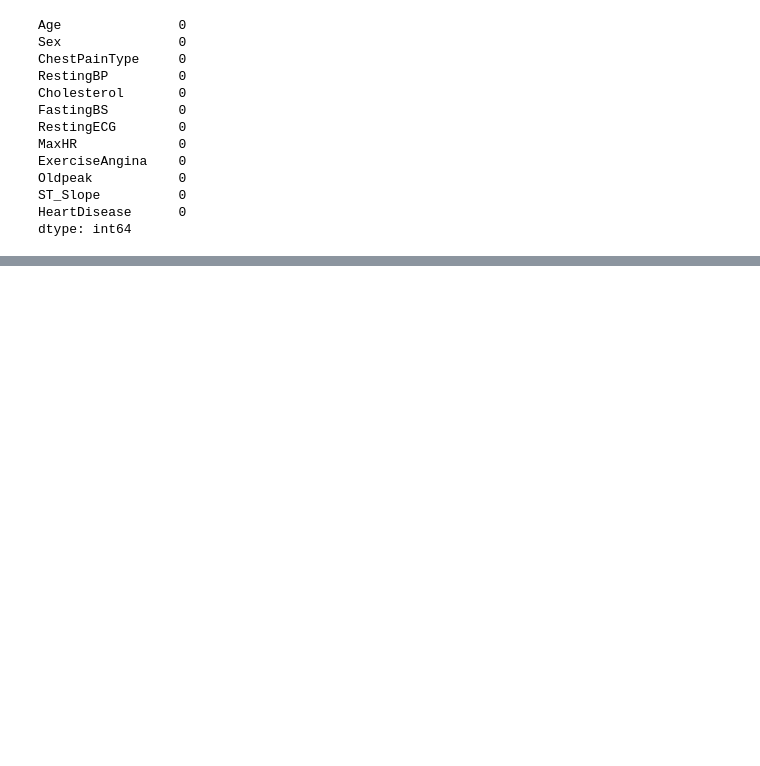
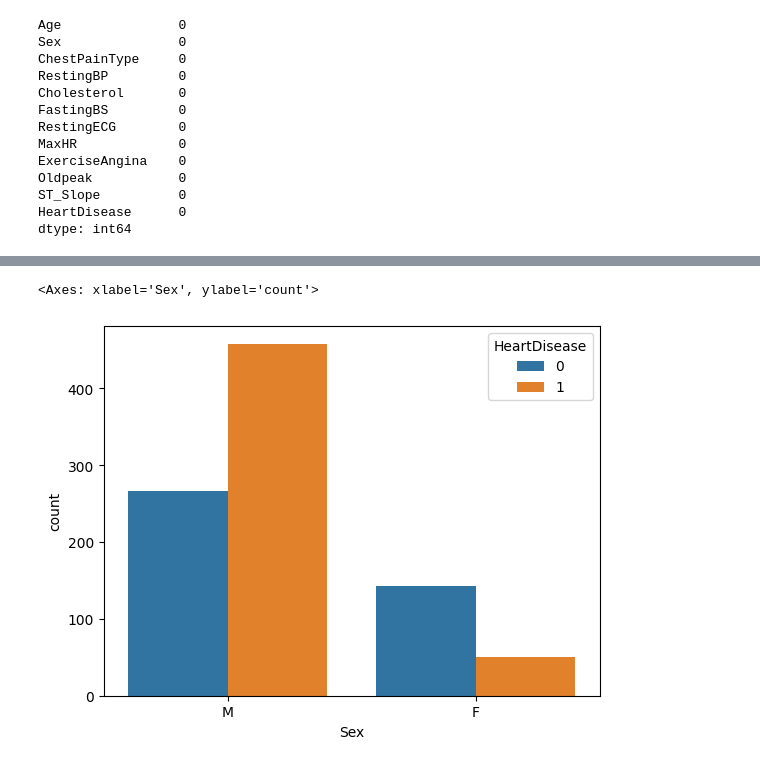
Before and after one commit to Chebaleomkar/machine-learning, a Jupyter notebook: project/heart_disease_analyze/heart.ipynb, the cells around one changed output, grey strips where cells are left out. Cells and saved outputs as stored; diff of their text form; code cells hidden in the pictures; blank space fills up the shorter version.

Commit message:
hear disease analysis and insurance model training

```diff
--- a/project/heart_disease_analyze/heart.ipynb
+++ b/project/heart_disease_analyze/heart.ipynb
@@ -87,0 +117,7 @@ dtype: int64
+# %%
+chlorestrol_mean = df.loc[df['Cholesterol'] != 0 ,'Cholesterol'].mean()
+
+chlorestrol_mean
+
+df["Cholesterol"] = df["Cholesterol"].replace(0,chlorestrol_mean)
+df["Cholesterol"] = df["Cholesterol"].round(2)
@@ -87,0 +140,5 @@ dtype: int64
+# %%
+RestingBP_mean = df.loc[df['RestingBP'] != 0 ,'RestingBP'].mean()
+
+df["RestingBP"] = df["RestingBP"].replace(0,chlorestrol_mean)
+df["RestingBP"] = df["RestingBP"].round(2)
@@ -87,0 +168,5 @@ dtype: int64
+# %%
+sns.countplot(x=df["Sex"], hue=df["HeartDisease"])
+# %% [output]
+<Axes: xlabel='Sex', ylabel='count'>
+[figure, added]
```
Also changed, not shown: parts of 15 cells of this notebook, 1 other file.
